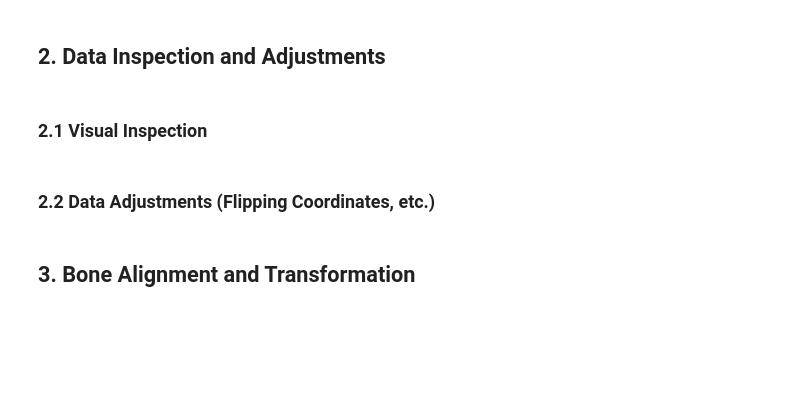
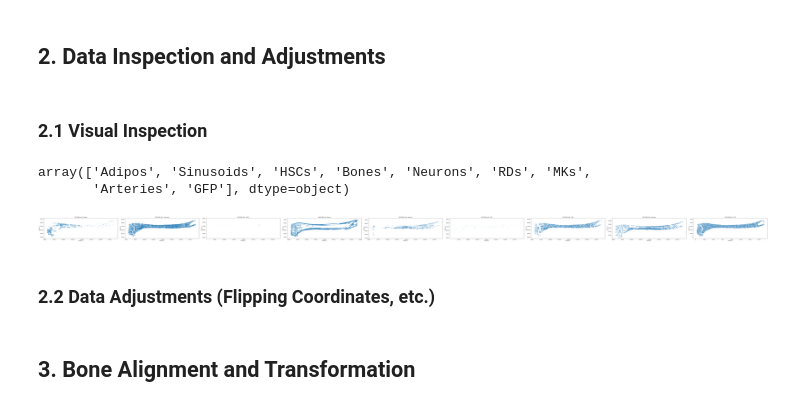
Before and after one commit to MLO-lab/BoneSPDM, a Jupyter notebook: SPDM_5FU.ipynb, the cells around one changed output. Drawn from its saved outputs; the diff is of its cells as text; code cells hidden in the pictures; blank space fills up the shorter version.

Commit message:
found the problem with d60 data

```diff
--- a/SPDM_5FU.ipynb
+++ b/SPDM_5FU.ipynb
@@ -113,7 +113,7 @@ cluster_colors = {
 # %%
 # Define a function to filter and get the Position.csv files by condition
 # TODO: adjust code so it can get the files by the number of the subdirectory automatically
-def get_position_files_by_conditions():
+def get_position_files_by_conditions(data_dir=data_dir_5fu):
     # Lists to store Position.csv files for each condition
     position_files_d5 = []
     position_files_d10 = []
@@ -306,7 +305,7 @@ positions_d60 = process_position_dirs(position_dirs_d60, scale_factors)
 # %%
 
 # Get the GFP images of the bones
-def get_ims_files_by_conditions():
+def get_ims_files_by_conditions(data_dir=data_dir_5fu):
     # Lists to store .ims files for each condition
     ims_files_d5 = []
     ims_files_d10 = []
@@ -522,30 +541,38 @@ del reference_bone
 ## 2. Data Inspection and Adjustments
 # %% [markdown]
 ### 2.1 Visual Inspection
+# %%
+positions_d60_dfs['240129JH_st8'].source.unique()
+# %% [output]
+array(['Adipos', 'Sinusoids', 'HSCs', 'Bones', 'Neurons', 'RDs', 'MKs',
+       'Arteries', 'GFP'], dtype=object)
 # %%
 # Visualize the x, y for each df
 # for test_df in [positions_ss_dfs, positions_d5_dfs, positions_d10_dfs, positions_d15_dfs, positions_d30_dfs]:
-for test_df in[positions_d60_dfs]
-    fig, axs = plt.subplots(len(test_df.keys()), 1, figsize=(12*len(test_df.keys()), 36))
+for test_df in[positions_d60_dfs]:
+    fig, axs = plt.subplots(len(test_df.keys()), 9, figsize=(12*9, 4*len(test_df.keys())))
 
     # Visualize the steady state positions row by key and the columns are source
     for i, key in enumerate(test_df.keys()):
         for j, source in enumerate(test_df[key]['source'].unique()):
             if source == 'GFP':
                 sample_number = 10000
                 source_df = test_df[key].loc[test_df[key]['source'] == source, ['Position.X', 'Position.Y']].sample(sample_number)
             else:
                 source_df = test_df[key].loc[test_df[key]['source'] == source, ['Position.X', 'Position.Y']]
-            ax = axs[i, j]
+            # ax = axs[i, j]
+            ax = axs[j]
             ax.scatter(source_df['Position.X'], source_df['Position.Y'], s=1)
             ax.set_title(f"{key} - {source}")
             ax.axis('equal')
             ax.set_xlabel('Position.X')
             ax.set_ylabel('Position.Y')
 
     plt.tight_layout()
     # fig.savefig(f'{save_dir}/{datetime.today().strftime("%y%m%d")}_YL_raw_d5_d10_d15_d30.png')
     plt.show()
+# %% [output]
+[figure, added]
 # %% [markdown]
 ### 2.2 Data Adjustments (Flipping Coordinates, etc.)
 # %%
```
Also changed, not shown: parts of 4 cells of this notebook.
